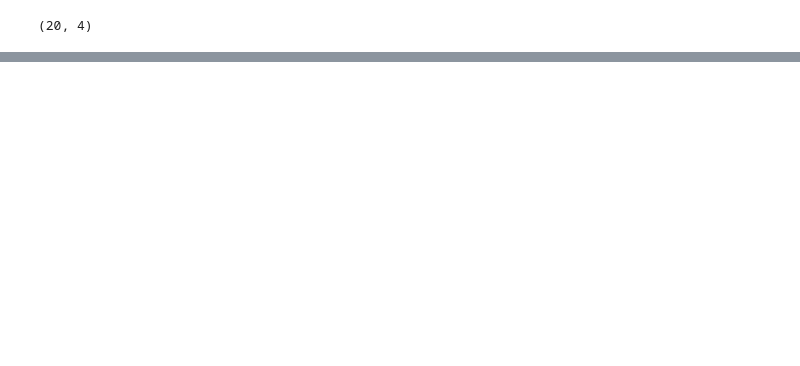
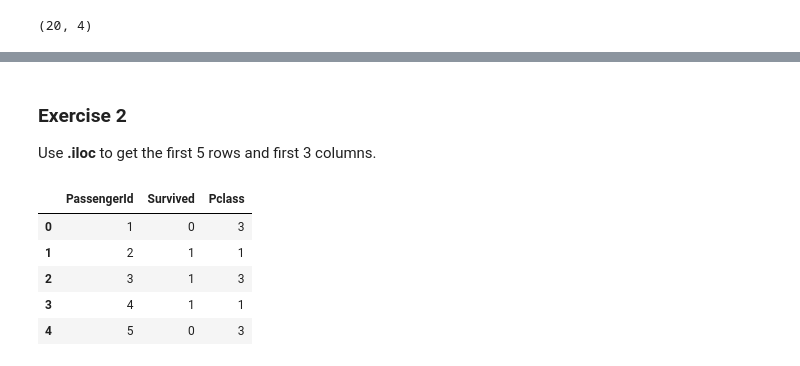
Before and after one commit to Chr-Dennis/DA_M2_CodingExercises, a Jupyter notebook: w1_exercises.ipynb, the cells around one changed output, grey strips where cells are left out. Drawn from its saved outputs; the diff is of its cells as text; code cells hidden in the pictures; blank space fills up the shorter version.

```diff
--- a/w1_exercises.ipynb
+++ b/w1_exercises.ipynb
@@ -89,0 +107,12 @@ print(df.head())
+# %% [markdown]
+### Exercise 2
+Use **.iloc** to get the first 5 rows and first 3 columns.
+# %%
+df.iloc[0:5, 0:3]
+# %% [output]
+|  | PassengerId | Survived | Pclass |
+| 0 | 1 | 0 | 3 |
+| 1 | 2 | 1 | 1 |
+| 2 | 3 | 1 | 3 |
+| 3 | 4 | 1 | 1 |
+| 4 | 5 | 0 | 3 |
```
Also changed, not shown: parts of 97 cells of this notebook, 3 other files.
